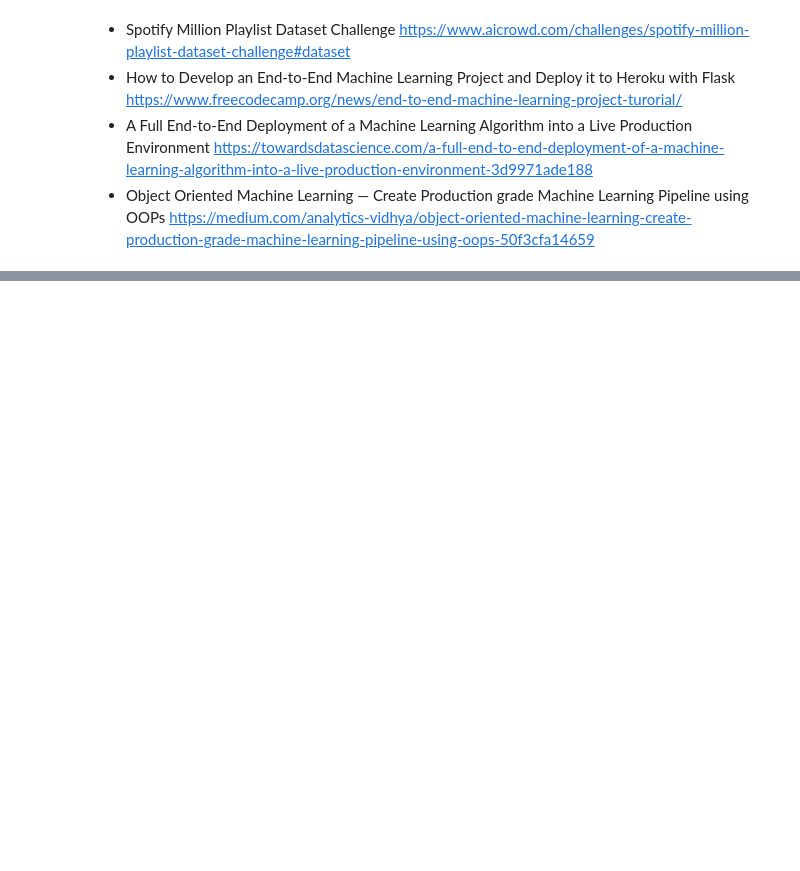
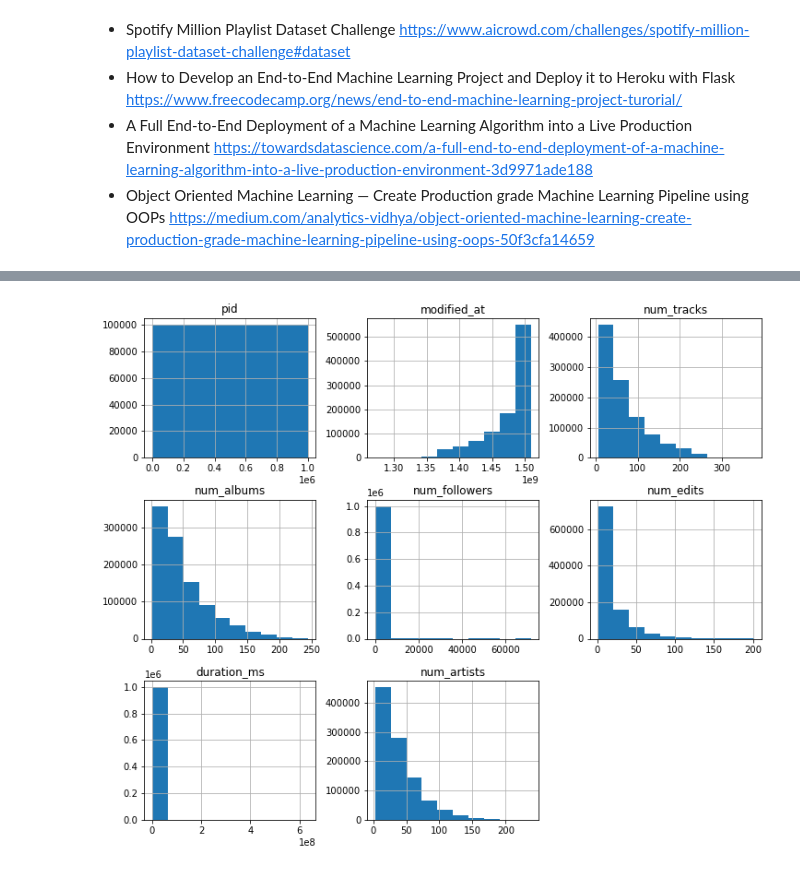
Before and after one commit to BorisovMaksim/Recommendation-system, a Jupyter notebook: EDA.ipynb, the cells around one changed output, grey strips where cells are left out. Saved outputs shown, nothing was run; the diff lists cells and outputs as text; code cells hidden in the pictures; blank space fills up the shorter version.

```diff
--- a/EDA.ipynb
+++ b/EDA.ipynb
@@ -2,16 +2,17 @@
 import numpy as np
 import pandas as pd
 from matplotlib import pyplot as plt
-import os
-import json
-import time
-from itertools import chain
+import psycopg2
+import yaml
+from sqlalchemy import create_engine
+from pylab import rcParams
 
 
 #!conda config --env --add channels conda-forge
 #!conda install numpy -y
 #!conda install pandas -y
 #!conda install matplotlib -y
+rcParams['figure.figsize'] = 12, 10
 # %% [markdown]
 -  Spotify Million Playlist Dataset Challenge https://www.aicrowd.com/challenges/spotify-million-playlist-dataset-challenge#dataset
 - How to Develop an End-to-End Machine Learning Project and Deploy it to Heroku with Flask https://www.freecodecamp.org/news/end-to-end-machine-learning-project-turorial/
@@ -97,4 +29,0 @@ playlist_track_full.to_sql('playlist_track', con=engine, if_exists='replace', in
-# %%
-df = pd.read_csv('/home/maksim/Documents/ML/Datasets/Spotify_data/playlist_track_full.csv')
-engine = create_engine('postgresql+psycopg2://maksim:{}@localhost/spotify'.format(pwd))
-df.to_sql('playlist', con=engine, if_exists='replace', index=False)
@@ -110,0 +30,2 @@ TypeError: not all arguments converted during string formatting
+# %%
+df_playlist = pd.read_sql_query('select * from playlist',con=engine)
@@ -110,0 +74,5 @@ TypeError: not all arguments converted during string formatting
+# %%
+df_playlist.hist()
+plt.show()
+# %% [output]
+[figure, added]
```
Also changed, not shown: parts of 17 cells of this notebook, 3 other files.
